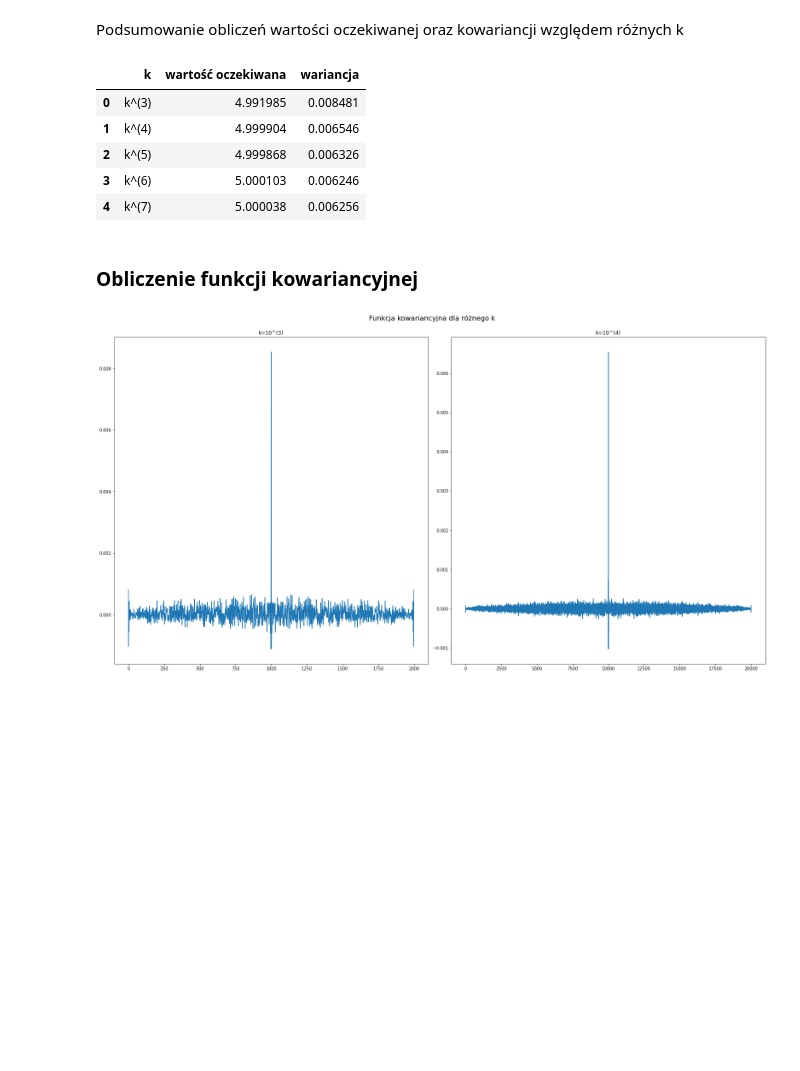
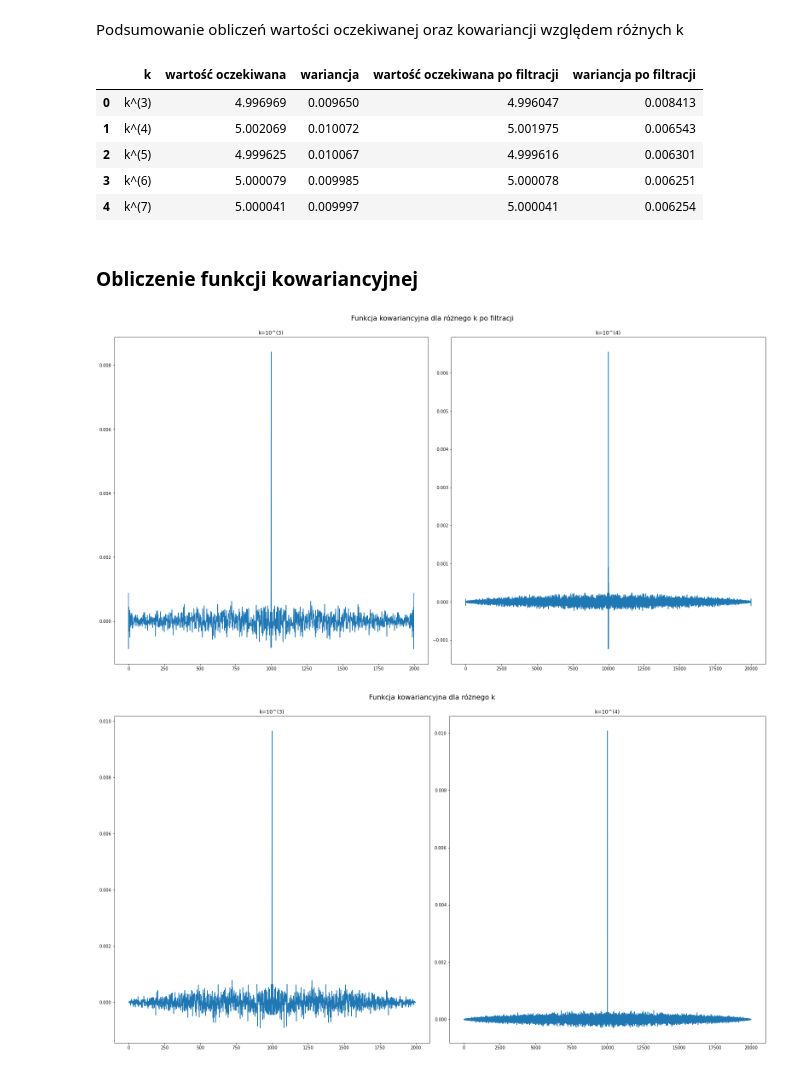
Before and after one commit to MaciejSzerwinski/Stochastic_Process, a Jupyter notebook: main.ipynb, the cells around one changed output. Cells and saved outputs as stored; diff of their text form; code cells hidden in the pictures; blank space fills up the shorter version.

```diff
--- a/main.ipynb
+++ b/main.ipynb
@@ -576,37 +623,57 @@ variance_k5_after_filtration = describe(noise_after_filtration_k7_fc1600).varian
 Podsumowanie obliczeń wartości oczekiwanej oraz kowariancji względem różnych k
 # %%
 dict = {'k' : ['k^(3)', 'k^(4)', 'k^(5)', 'k^(6)', 'k^(7)'],
-        'wartość oczekiwana' : [expected_value_k1_after_filtration, expected_value_k2_after_filtration, expected_value_k3_after_filtration, expected_value_k4_after_filtration, expected_value_k5_after_filtration],
-        'wariancja' : [variance_k1_after_filtration, variance_k2_after_filtration, variance_k3_after_filtration, variance_k4_after_filtration, variance_k5_after_filtration]}
+        'wartość oczekiwana' : [expected_value_k1, expected_value_k2, expected_value_k3, expected_value_k4, expected_value_k5],
+        'wariancja' : [variance_k1, variance_k2, variance_k3, variance_k4, variance_k5],
+        'wartość oczekiwana po filtracji' : [expected_value_k1_after_filtration, expected_value_k2_after_filtration, expected_value_k3_after_filtration, expected_value_k4_after_filtration, expected_value_k5_after_filtration],
+        'wariancja po filtracji' : [variance_k1_after_filtration, variance_k2_after_filtration, variance_k3_after_filtration, variance_k4_after_filtration, variance_k5_after_filtration]}
 
 df = pd.DataFrame(dict)
 
 df.style
 # %% [output]
-|  | k | wartość oczekiwana | wariancja |
-| 0 | k^(3) | 4.991985 | 0.008481 |
-| 1 | k^(4) | 4.999904 | 0.006546 |
-| 2 | k^(5) | 4.999868 | 0.006326 |
-| 3 | k^(6) | 5.000103 | 0.006246 |
-| 4 | k^(7) | 5.000038 | 0.006256 |
+|  | k | wartość oczekiwana | wariancja | wartość oczekiwana po filtracji | wariancja po filtracji |
+| 0 | k^(3) | 4.996969 | 0.009650 | 4.996047 | 0.008413 |
+| 1 | k^(4) | 5.002069 | 0.010072 | 5.001975 | 0.006543 |
+| 2 | k^(5) | 4.999625 | 0.010067 | 4.999616 | 0.006301 |
+| 3 | k^(6) | 5.000079 | 0.009985 | 5.000078 | 0.006251 |
+| 4 | k^(7) | 5.000041 | 0.009997 | 5.000041 | 0.006254 |
 # %% [markdown]
 ### Obliczenie funkcji kowariancyjnej
 # %%
 fig, axarr = plt.subplots(1, 2)
 fig.set_figheight(12)
 fig.set_figwidth(22)
-fig.suptitle("Funkcja kowariancyjna dla różnego k", fontsize=16)
+fig.suptitle("Funkcja kowariancyjna dla różnego k po filtracji", fontsize=16)
 
 axarr[0].plot(covariance(noise_after_filtration_k3_fc1600, k_3))
 axarr[0].set_title('k=10^(3)')
 axarr[1].plot(covariance(noise_after_filtration_k4_fc1600, k_4))
 axarr[1].set_title('k=10^(4)')
 
 # Tight layout often produces nice results
 # but requires the title to be spaced accordingly
 fig.tight_layout()
 fig.subplots_adjust(top=0.92)
 
 plt.show()
+
+fig, axarr = plt.subplots(1, 2)
+fig.set_figheight(12)
+fig.set_figwidth(22)
+fig.suptitle("Funkcja kowariancyjna dla różnego k", fontsize=16)
+
+axarr[0].plot(covariance(samples_k_3, k_3))
+axarr[0].set_title('k=10^(3)')
+axarr[1].plot(covariance(samples_k_4, k_4))
+axarr[1].set_title('k=10^(4)')
+
+# Tight layout often produces nice results
+# but requires the title to be spaced accordingly
+fig.tight_layout()
+fig.subplots_adjust(top=0.92)
+
+plt.show()
 # %% [output]
-[figure, old version]
+[figure, new version]
+[figure, added]
```
Also changed, not shown: parts of 28 cells of this notebook.
